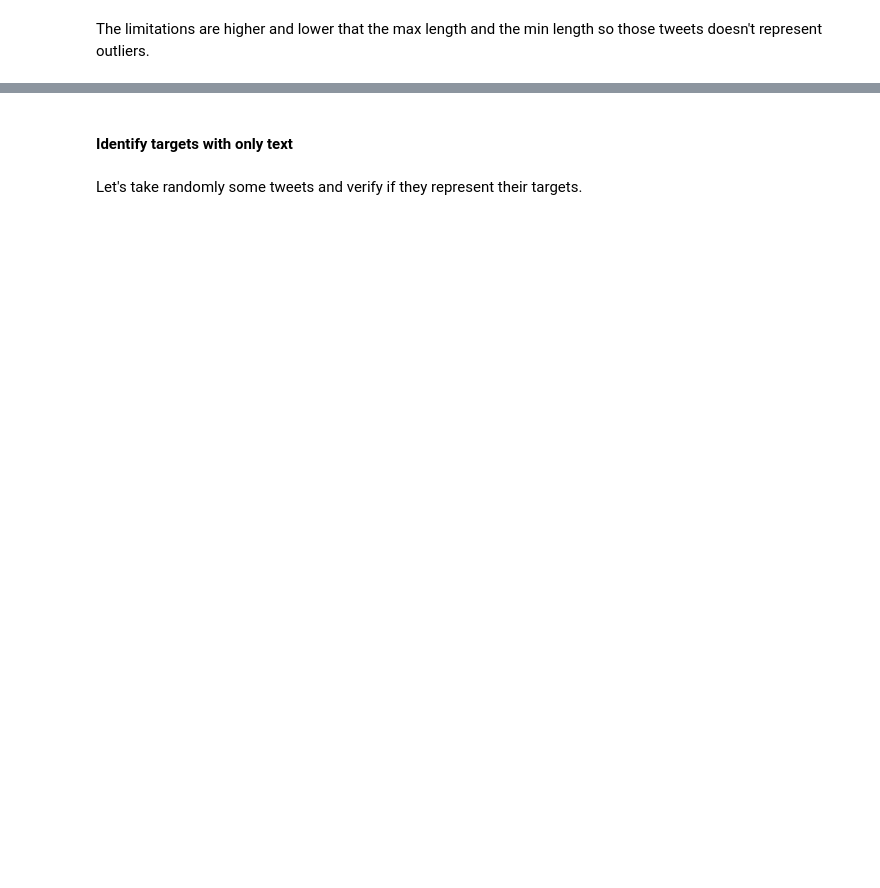
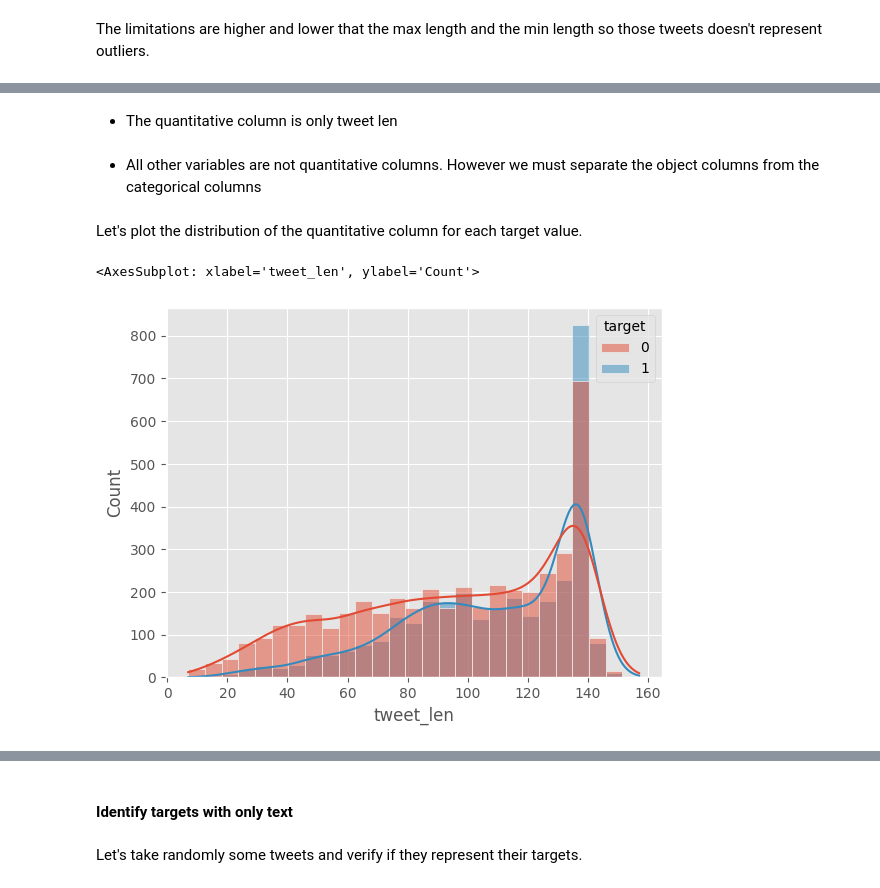
Before and after one commit to Oumar199/nlp_programs_exercises, a Jupyter notebook: kaggle_tweet_competition.ipynb, the cells around one changed output, grey strips where cells are left out. Drawn from its saved outputs; the diff is of its cells as text; code cells hidden in the pictures; blank space fills up the shorter version.

```diff
--- a/kaggle_tweet_competition.ipynb
+++ b/kaggle_tweet_competition.ipynb
@@ -228,0 +442,3 @@ But it can be usefull for identifying the exaggeration made by the twitters on d
+# %%
+# drop the keyword column
+train_set_.drop(columns=['keyword'], axis=1, inplace=True)
@@ -248,0 +471,3 @@ Error:
+# %%
+train_set_.sort_values('tweet_len', axis=0, inplace=True)
+train_set_.head(20)
@@ -276,0 +546,2 @@ The limitations are higher and lower that the max length and the min length so t
+# %% [markdown]
+- The quantitative column is only tweet len
@@ -276,0 +550,2 @@ The limitations are higher and lower that the max length and the min length so t
+# %% [markdown]
+- All other variables are not quantitative columns. However we must separate the object columns from the categorical columns
@@ -276,0 +555,7 @@ The limitations are higher and lower that the max length and the min length so t
+# %% [markdown]
+Let's plot the distribution of the quantitative column for each target value.
+# %%
+sns.histplot(data=train_set_, x = "tweet_len", hue='target', kde=True)
+# %% [output]
+<AxesSubplot: xlabel='tweet_len', ylabel='Count'>
+[figure, added]
```
Also changed, not shown: parts of 132 cells of this notebook, 10 other files.
